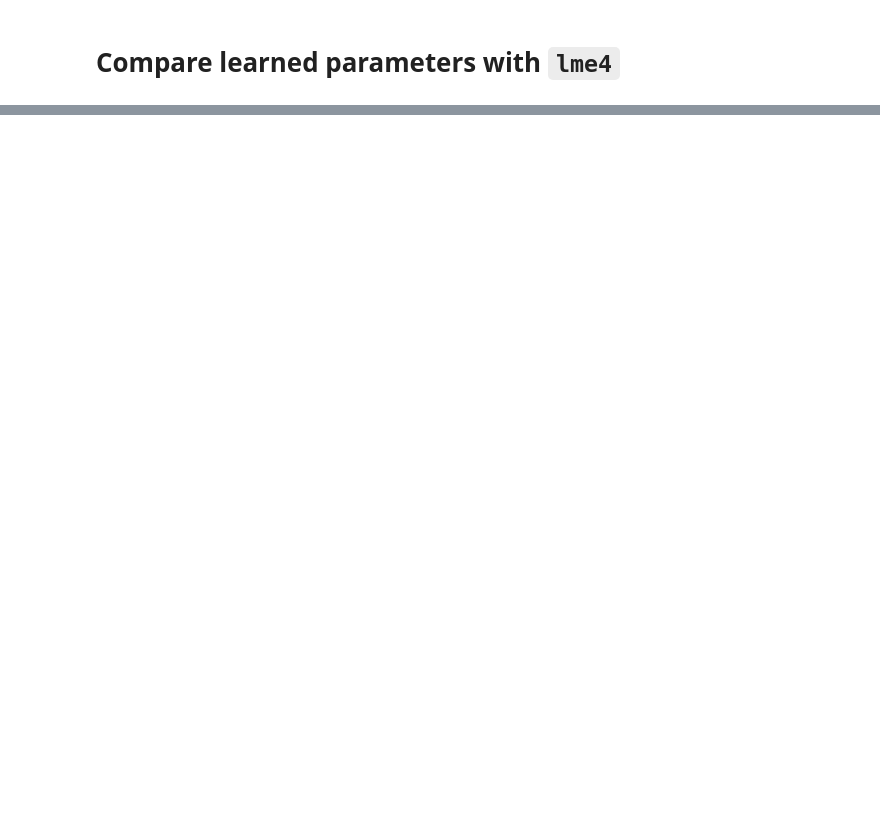
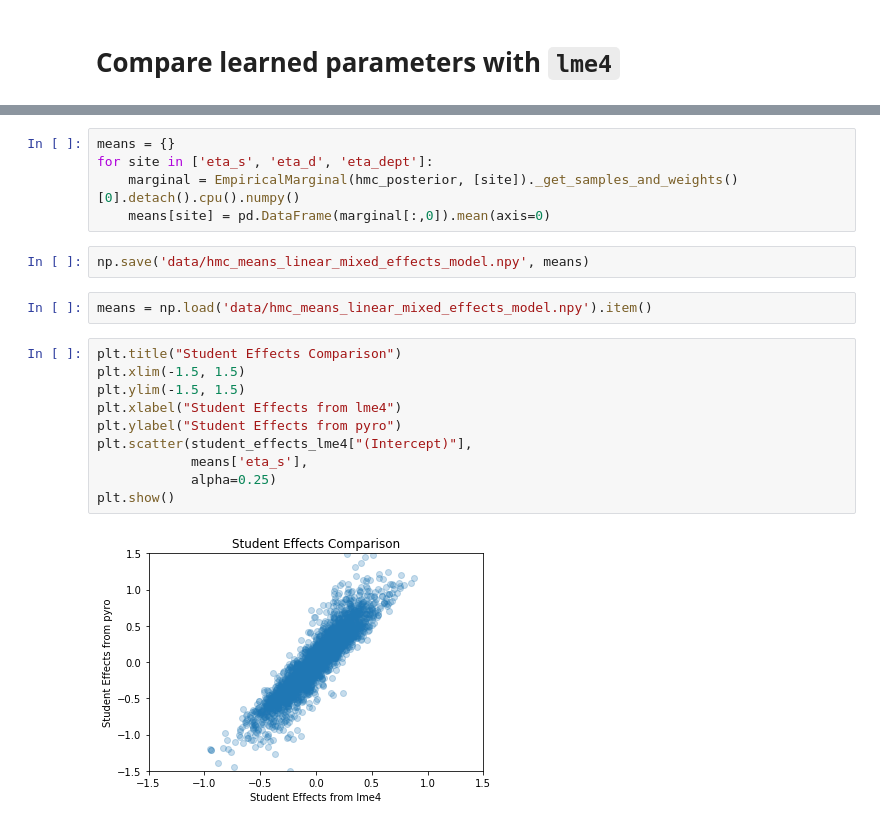
Before and after one commit to bklppr/pyro_examples, a Jupyter notebook: linear_mixed_effects_model.ipynb, the cells around one changed output, grey strips where cells are left out. Saved outputs shown, nothing was run; the diff lists cells and outputs as text; blank space fills up the shorter version.

```diff
--- a/linear_mixed_effects_model.ipynb
+++ b/linear_mixed_effects_model.ipynb
@@ -159,0 +181,21 @@ plt.show()
+# %%
+means = {}
+for site in ['eta_s', 'eta_d', 'eta_dept']:
+    marginal = EmpiricalMarginal(hmc_posterior, [site])._get_samples_and_weights()[0].detach().cpu().numpy()
+    means[site] = pd.DataFrame(marginal[:,0]).mean(axis=0)
+# %%
+np.save('data/hmc_means_linear_mixed_effects_model.npy', means)
+# %%
+means = np.load('data/hmc_means_linear_mixed_effects_model.npy').item()
+# %%
+plt.title("Student Effects Comparison")
+plt.xlim(-1.5, 1.5)
+plt.ylim(-1.5, 1.5)
+plt.xlabel("Student Effects from lme4")
+plt.ylabel("Student Effects from pyro")
+plt.scatter(student_effects_lme4["(Intercept)"],
+            means['eta_s'],
+            alpha=0.25)
+plt.show()
+# %% [output]
+[figure, added]
```
Also changed, not shown: parts of 21 cells of this notebook.
